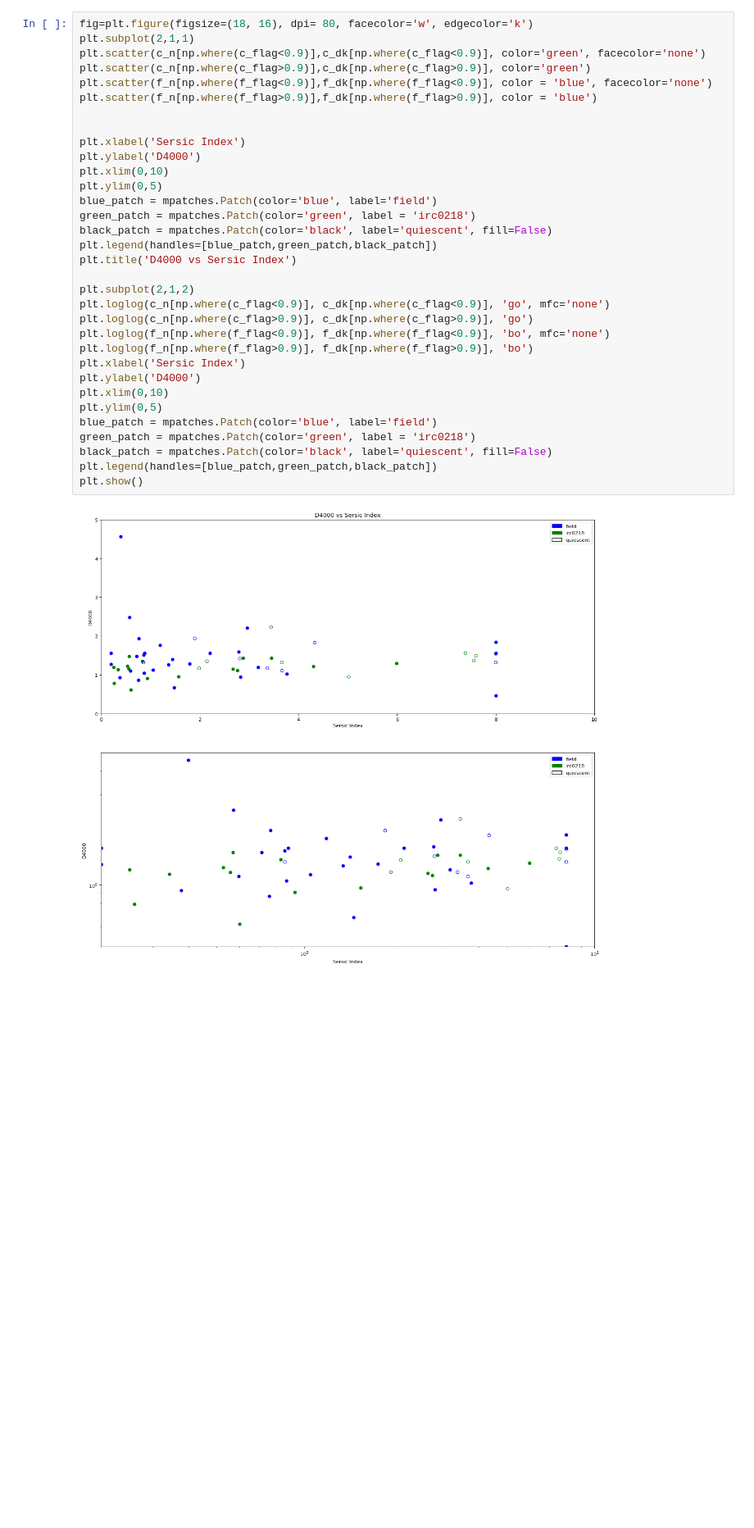
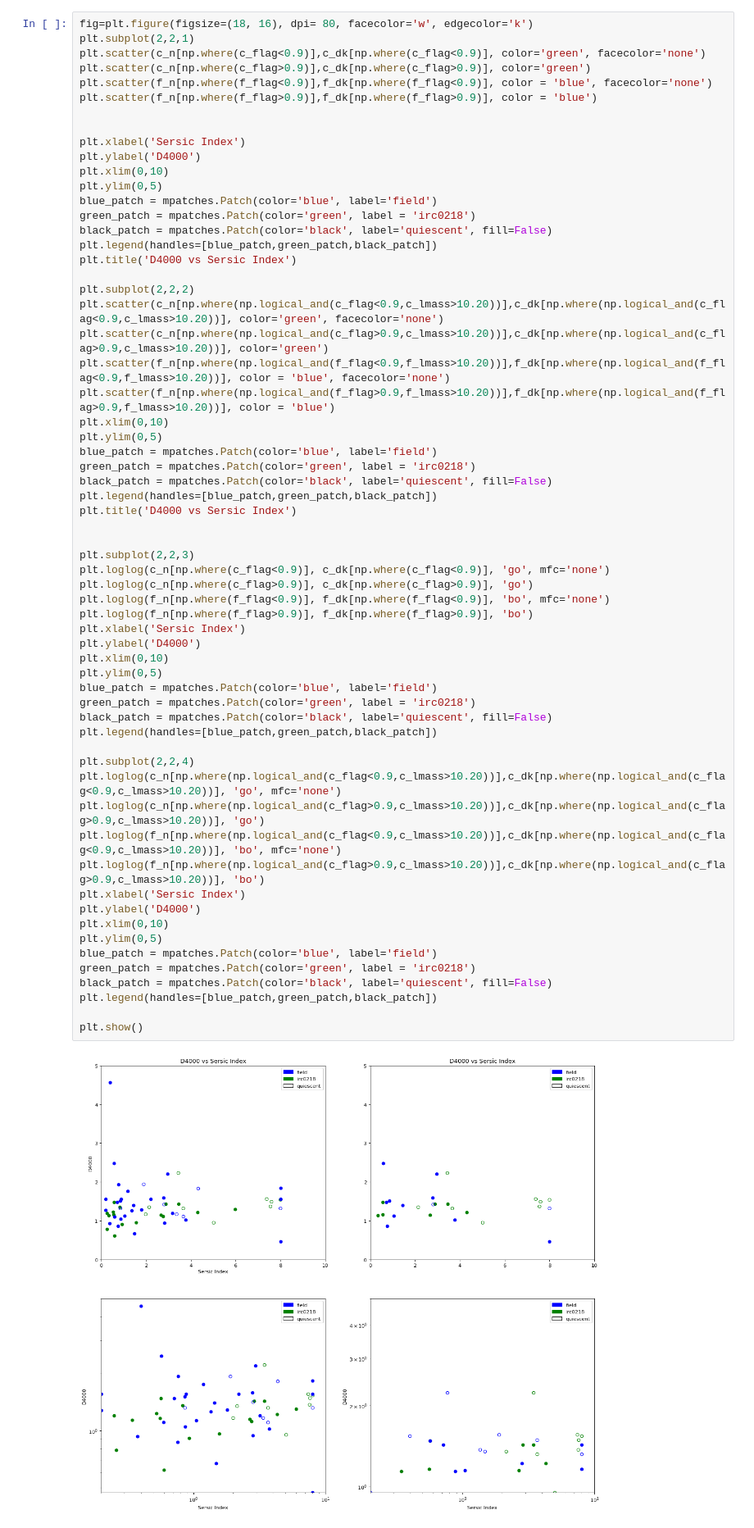
Before and after one commit to jrcooper91/van_der_Wel_size-mass, a Jupyter notebook: irc0218_D4000_size_compare.ipynb, the cells around one changed output. Shown at 82% size. Drawn from its saved outputs; the diff is of its cells as text; blank space fills up the shorter version.

```diff
--- a/irc0218_D4000_size_compare.ipynb
+++ b/irc0218_D4000_size_compare.ipynb
@@ -174,38 +190,67 @@ plt.show()
 [figure]
 # %%
 fig=plt.figure(figsize=(18, 16), dpi= 80, facecolor='w', edgecolor='k')
-plt.subplot(2,1,1)
+plt.subplot(2,2,1)
 plt.scatter(c_n[np.where(c_flag<0.9)],c_dk[np.where(c_flag<0.9)], color='green', facecolor='none')
 plt.scatter(c_n[np.where(c_flag>0.9)],c_dk[np.where(c_flag>0.9)], color='green')
 plt.scatter(f_n[np.where(f_flag<0.9)],f_dk[np.where(f_flag<0.9)], color = 'blue', facecolor='none')
 plt.scatter(f_n[np.where(f_flag>0.9)],f_dk[np.where(f_flag>0.9)], color = 'blue')
 
 
 plt.xlabel('Sersic Index')
 plt.ylabel('D4000')
 plt.xlim(0,10)
 plt.ylim(0,5)
 blue_patch = mpatches.Patch(color='blue', label='field')
 green_patch = mpatches.Patch(color='green', label = 'irc0218')
 black_patch = mpatches.Patch(color='black', label='quiescent', fill=False)
 plt.legend(handles=[blue_patch,green_patch,black_patch])
 plt.title('D4000 vs Sersic Index')
 
-plt.subplot(2,1,2)
+plt.subplot(2,2,2)
+plt.scatter(c_n[np.where(np.logical_and(c_flag<0.9,c_lmass>10.20))],c_dk[np.where(np.logical_and(c_flag<0.9,c_lmass>10.20))], color='green', facecolor='none')
+plt.scatter(c_n[np.where(np.logical_and(c_flag>0.9,c_lmass>10.20))],c_dk[np.where(np.logical_and(c_flag>0.9,c_lmass>10.20))], color='green')
+plt.scatter(f_n[np.where(np.logical_and(f_flag<0.9,f_lmass>10.20))],f_dk[np.where(np.logical_and(f_flag<0.9,f_lmass>10.20))], color = 'blue', facecolor='none')
+plt.scatter(f_n[np.where(np.logical_and(f_flag>0.9,f_lmass>10.20))],f_dk[np.where(np.logical_and(f_flag>0.9,f_lmass>10.20))], color = 'blue')
+plt.xlim(0,10)
+plt.ylim(0,5)
+blue_patch = mpatches.Patch(color='blue', label='field')
+green_patch = mpatches.Patch(color='green', label = 'irc0218')
+black_patch = mpatches.Patch(color='black', label='quiescent', fill=False)
+plt.legend(handles=[blue_patch,green_patch,black_patch])
+plt.title('D4000 vs Sersic Index')
+
+
+plt.subplot(2,2,3)
 plt.loglog(c_n[np.where(c_flag<0.9)], c_dk[np.where(c_flag<0.9)], 'go', mfc='none')
 plt.loglog(c_n[np.where(c_flag>0.9)], c_dk[np.where(c_flag>0.9)], 'go')
 plt.loglog(f_n[np.where(f_flag<0.9)], f_dk[np.where(f_flag<0.9)], 'bo', mfc='none')
 plt.loglog(f_n[np.where(f_flag>0.9)], f_dk[np.where(f_flag>0.9)], 'bo')
 plt.xlabel('Sersic Index')
 plt.ylabel('D4000')
 plt.xlim(0,10)
 plt.ylim(0,5)
 blue_patch = mpatches.Patch(color='blue', label='field')
 green_patch = mpatches.Patch(color='green', label = 'irc0218')
 black_patch = mpatches.Patch(color='black', label='quiescent', fill=False)
 plt.legend(handles=[blue_patch,green_patch,black_patch])
+
+plt.subplot(2,2,4)
+plt.loglog(c_n[np.where(np.logical_and(c_flag<0.9,c_lmass>10.20))],c_dk[np.where(np.logical_and(c_flag<0.9,c_lmass>10.20))], 'go', mfc='none')
+plt.loglog(c_n[np.where(np.logical_and(c_flag>0.9,c_lmass>10.20))],c_dk[np.where(np.logical_and(c_flag>0.9,c_lmass>10.20))], 'go')
+plt.loglog(f_n[np.where(np.logical_and(c_flag<0.9,c_lmass>10.20))],c_dk[np.where(np.logical_and(c_flag<0.9,c_lmass>10.20))], 'bo', mfc='none')
+plt.loglog(f_n[np.where(np.logical_and(c_flag>0.9,c_lmass>10.20))],c_dk[np.where(np.logical_and(c_flag>0.9,c_lmass>10.20))], 'bo')
+plt.xlabel('Sersic Index')
+plt.ylabel('D4000')
+plt.xlim(0,10)
+plt.ylim(0,5)
+blue_patch = mpatches.Patch(color='blue', label='field')
+green_patch = mpatches.Patch(color='green', label = 'irc0218')
+black_patch = mpatches.Patch(color='black', label='quiescent', fill=False)
+plt.legend(handles=[blue_patch,green_patch,black_patch])
+
 plt.show()
 # %% [output]
-[figure, old version]
+[figure, new version]
 # %%
 fig=plt.figure(figsize=(18, 16), dpi= 80, facecolor='w', edgecolor='k')
```
Also changed, not shown: parts of 4 cells of this notebook.
